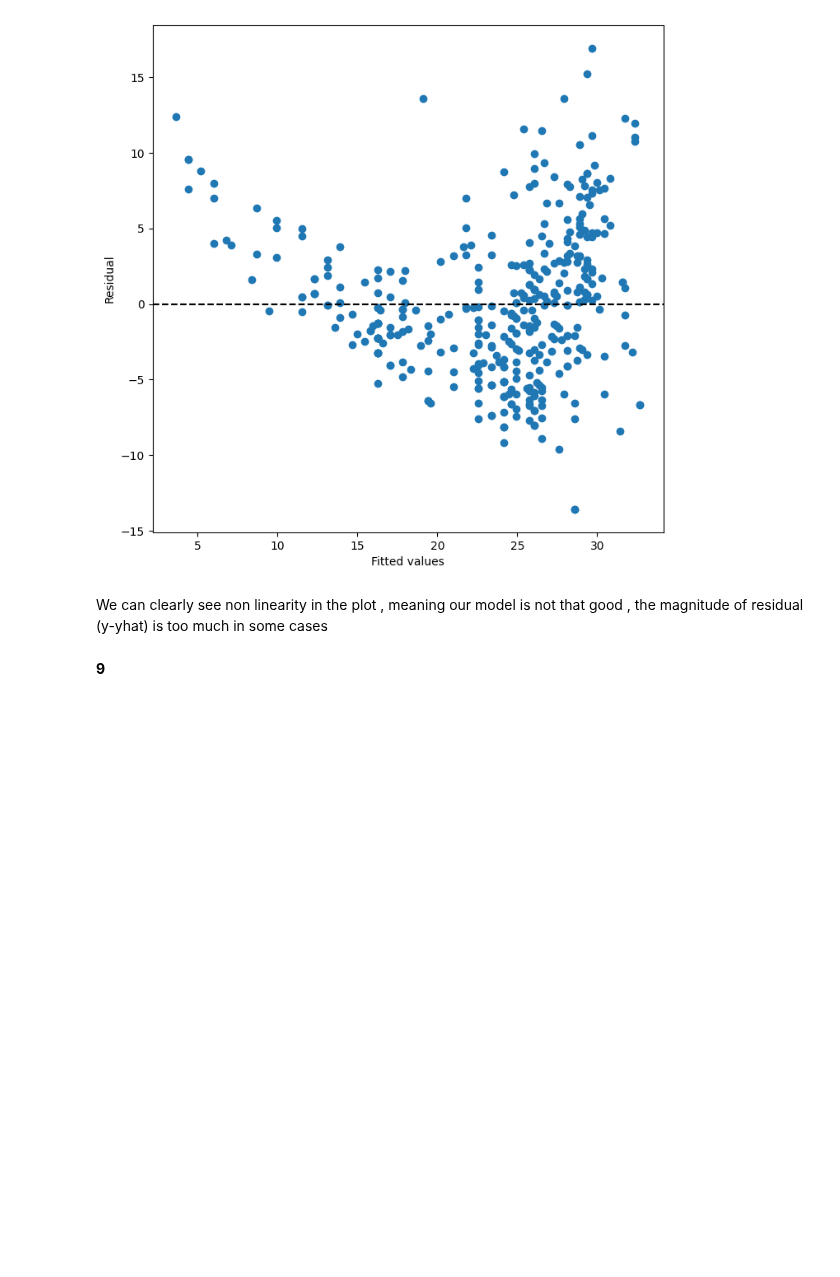
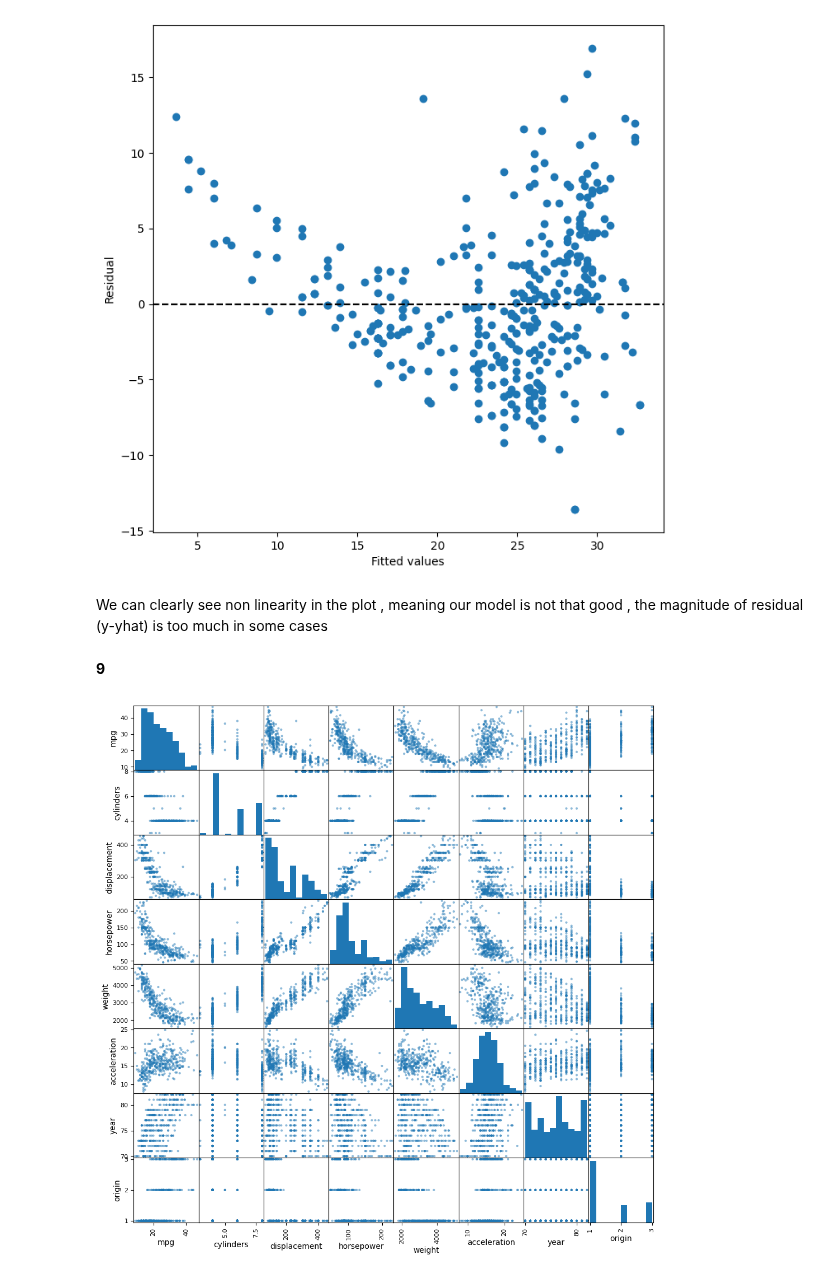
Before and after one commit to PrateekMinhas09/Data-Statistics-and-modeling-w-Python, a Jupyter notebook: Linear Regression Ch3/Applied3.ipynb, the cells around one changed output. Cells and saved outputs as stored; diff of their text form; code cells hidden in the pictures; blank space fills up the shorter version.

```diff
--- a/Linear Regression Ch3/Applied3.ipynb
+++ b/Linear Regression Ch3/Applied3.ipynb
@@ -97,3 +98,7 @@ ax.axhline(c="k", ls = "--");
 We can clearly see non linearity in the plot , meaning our model is not that good , the magnitude of residual (y-yhat) is too much in some cases
 # %% [markdown]
 <b>9</b>
+# %%
+pd.plotting.scatter_matrix(Auto, figsize=(12,12));
+# %% [output]
+[figure, added]
```
Also changed, not shown: parts of 13 cells of this notebook, 1 other file.
